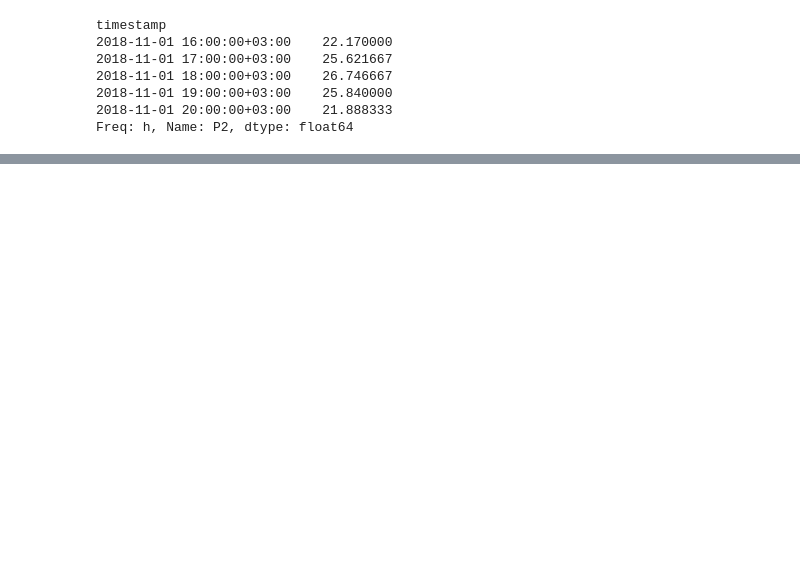
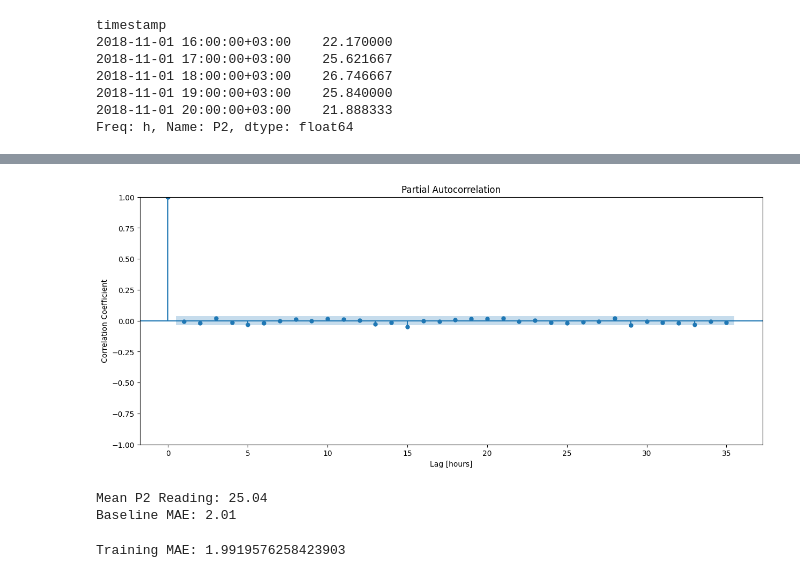
Before and after one commit to iqbaldiit/data-science, a Jupyter notebook: Applied_Data_Science_Lab/030 Air_Quality_in_nairobi/033-autoregressive-models.ipynb, the cells around one changed output, grey strips where cells are left out. Saved outputs shown, nothing was run; the diff lists cells and outputs as text; code cells hidden in the pictures; blank space fills up the shorter version.

```diff
--- a/Applied_Data_Science_Lab/030 Air_Quality_in_nairobi/033-autoregressive-models.ipynb
+++ b/Applied_Data_Science_Lab/030 Air_Quality_in_nairobi/033-autoregressive-models.ipynb
@@ -54,0 +65,9 @@ Freq: h, Name: P2, dtype: float64
+# %%
+#Create an PACF plot for the data in y. Be sure to label the x-axis as "Lag [hours]"
+# and the y-axis as "Correlation Coefficient".
+fig, ax = plt.subplots(figsize=(15, 6))
+plot_pacf(y,ax=ax)
+plt.xlabel("Lag [hours]")
+plt.ylabel("Correlation Coefficient");
+# %% [output]
+[figure, added]
@@ -54,0 +81,11 @@ Freq: h, Name: P2, dtype: float64
+# %%
+# Calculate the baseline mean absolute error for your model.
+y_train_mean = y_train.mean()
+y_pred_baseline = [y_train_mean] * len(y_train)
+mae_baseline = mean_absolute_error(y_train, y_pred_baseline)
+
+print("Mean P2 Reading:", round(y_train_mean, 2))
+print("Baseline MAE:", round(mae_baseline, 2))
+# %% [output]
+Mean P2 Reading: 25.04
+Baseline MAE: 2.01
@@ -54,0 +96,8 @@ Freq: h, Name: P2, dtype: float64
+# %%
+# Generate a list of training predictions for your model and use them to calculate your training mean absolute error.
+#model.predict().isnull().sum()
+y_pred = model.predict().dropna()
+training_mae = mean_absolute_error(y_train[26:],y_pred)
+print("Training MAE:", training_mae)
+# %% [output]
+Training MAE: 1.9919576258423903
```
Also changed, not shown: parts of 11 cells of this notebook, 3 other files.
